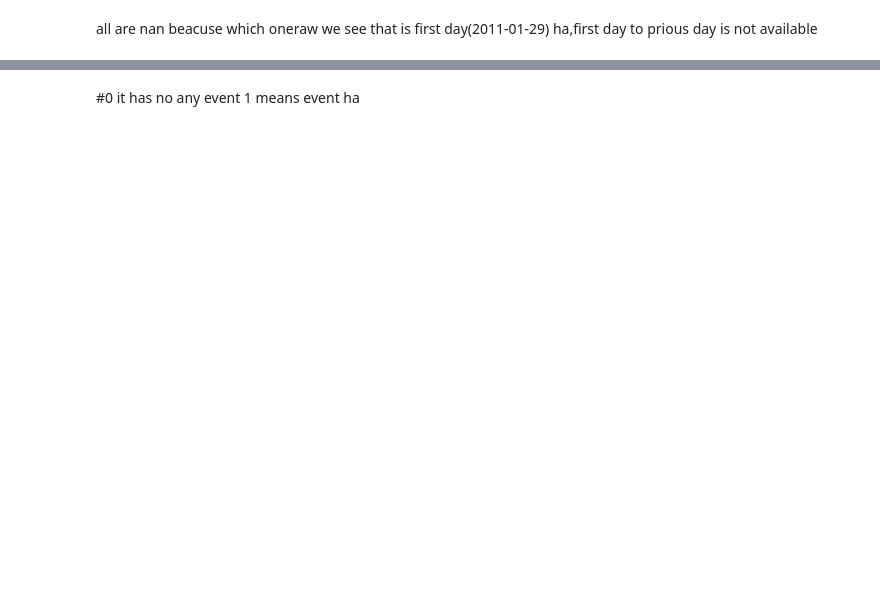
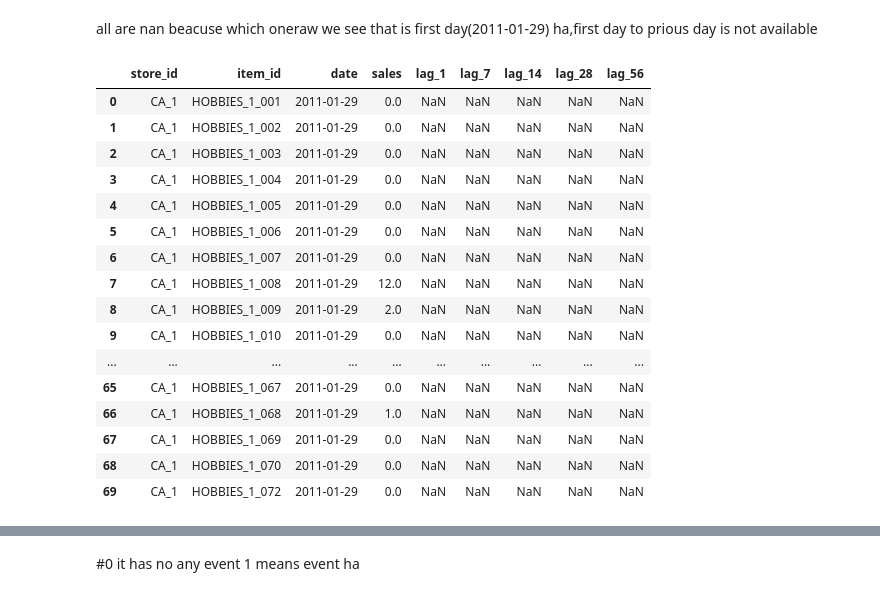
Before and after one commit to Annu881/Store-level-demand-forcaster, a Jupyter notebook: EDA.ipynb, the cells around one changed output, grey strips where cells are left out. Saved outputs shown, nothing was run; the diff lists cells and outputs as text; code cells hidden in the pictures; blank space fills up the shorter version.

```diff
--- a/EDA.ipynb
+++ b/EDA.ipynb
@@ -464,22 +603,49 @@ display(
-# %%
-#create lag featers
-
-group_cols=["store_id","item_id"]
-
-for lag in[7,14,28,56]:
-    long_sales[f"lag_{lag}"]=(
-        long_sales
-        .groupby(group_cols)["sales"]
-        .shift(lag)
-    )
-
-    display(
-        long_sales[
-            ["store_id","item_id","date","sales","lag_1","lag_7","lag_14","lag_28","lag_56"]
-        ].head(70)
-    )
 # %% [markdown]
 all are nan beacuse which oneraw we see that is first day(2011-01-29) ha,first day to prious day is not available
+# %%
+import gc
+
+# These raw/diagnostic dataframes are no longer needed after merging.
+for name in ("missing_prices", "missing_price_mask", "sell_prices", "sales"):
+    globals().pop(name, None)
+gc.collect()
+
+series_count = long_sales["id"].nunique()
+if series_count == 0 or len(long_sales) % series_count:
+    raise ValueError("long_sales must contain complete daily store-item blocks.")
+
+panel_ids = long_sales["id"].cat.codes.to_numpy(copy=False)
+panel_ids = panel_ids.reshape(-1, series_count)
+if not np.all(panel_ids == panel_ids[0]):
+    raise ValueError("Store-item ordering must be consistent across dates.")
+
+for lag in [1, 7, 14, 28, 56]:
+    long_sales[f"lag_{lag}"] = long_sales["sales"].shift(series_count * lag)
+
+display(
+    long_sales[
+        ["store_id", "item_id", "date", "sales",
+         "lag_1", "lag_7", "lag_14", "lag_28", "lag_56"]
+    ].head(70)
+)
+# %% [output]
+|  | store_id | item_id | date | sales | lag_1 | lag_7 | lag_14 | lag_28 | lag_56 |
+| 0 | CA_1 | HOBBIES_1_001 | 2011-01-29 | 0.0 | NaN | NaN | NaN | NaN | NaN |
+| 1 | CA_1 | HOBBIES_1_002 | 2011-01-29 | 0.0 | NaN | NaN | NaN | NaN | NaN |
+| 2 | CA_1 | HOBBIES_1_003 | 2011-01-29 | 0.0 | NaN | NaN | NaN | NaN | NaN |
+| 3 | CA_1 | HOBBIES_1_004 | 2011-01-29 | 0.0 | NaN | NaN | NaN | NaN | NaN |
+| 4 | CA_1 | HOBBIES_1_005 | 2011-01-29 | 0.0 | NaN | NaN | NaN | NaN | NaN |
+| 5 | CA_1 | HOBBIES_1_006 | 2011-01-29 | 0.0 | NaN | NaN | NaN | NaN | NaN |
+| 6 | CA_1 | HOBBIES_1_007 | 2011-01-29 | 0.0 | NaN | NaN | NaN | NaN | NaN |
+| 7 | CA_1 | HOBBIES_1_008 | 2011-01-29 | 12.0 | NaN | NaN | NaN | NaN | NaN |
+| 8 | CA_1 | HOBBIES_1_009 | 2011-01-29 | 2.0 | NaN | NaN | NaN | NaN | NaN |
+| 9 | CA_1 | HOBBIES_1_010 | 2011-01-29 | 0.0 | NaN | NaN | NaN | NaN | NaN |
+| ... | ... | ... | ... | ... | ... | ... | ... | ... | ... |
+| 65 | CA_1 | HOBBIES_1_067 | 2011-01-29 | 0.0 | NaN | NaN | NaN | NaN | NaN |
+| 66 | CA_1 | HOBBIES_1_068 | 2011-01-29 | 1.0 | NaN | NaN | NaN | NaN | NaN |
+| 67 | CA_1 | HOBBIES_1_069 | 2011-01-29 | 0.0 | NaN | NaN | NaN | NaN | NaN |
+| 68 | CA_1 | HOBBIES_1_070 | 2011-01-29 | 0.0 | NaN | NaN | NaN | NaN | NaN |
+| 69 | CA_1 | HOBBIES_1_072 | 2011-01-29 | 0.0 | NaN | NaN | NaN | NaN | NaN |
 # %%
 #Rolling featers based on previous sales
 
```
Also changed, not shown: parts of 58 cells of this notebook.
